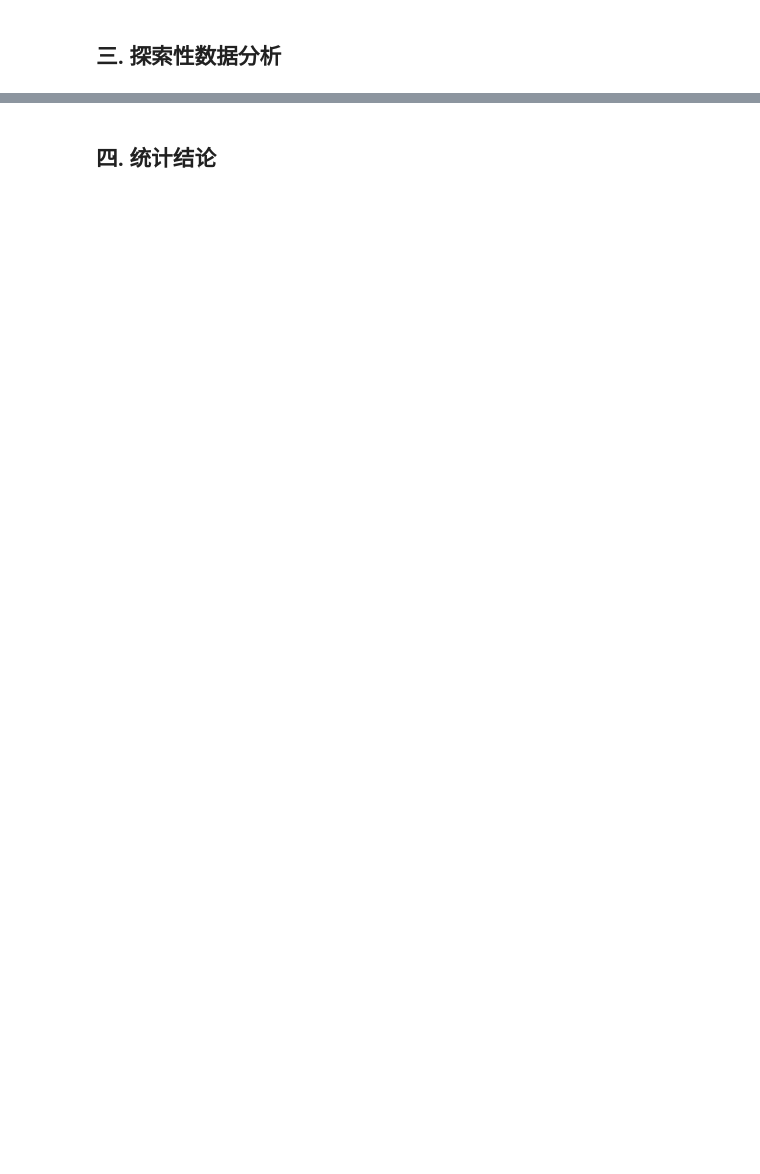
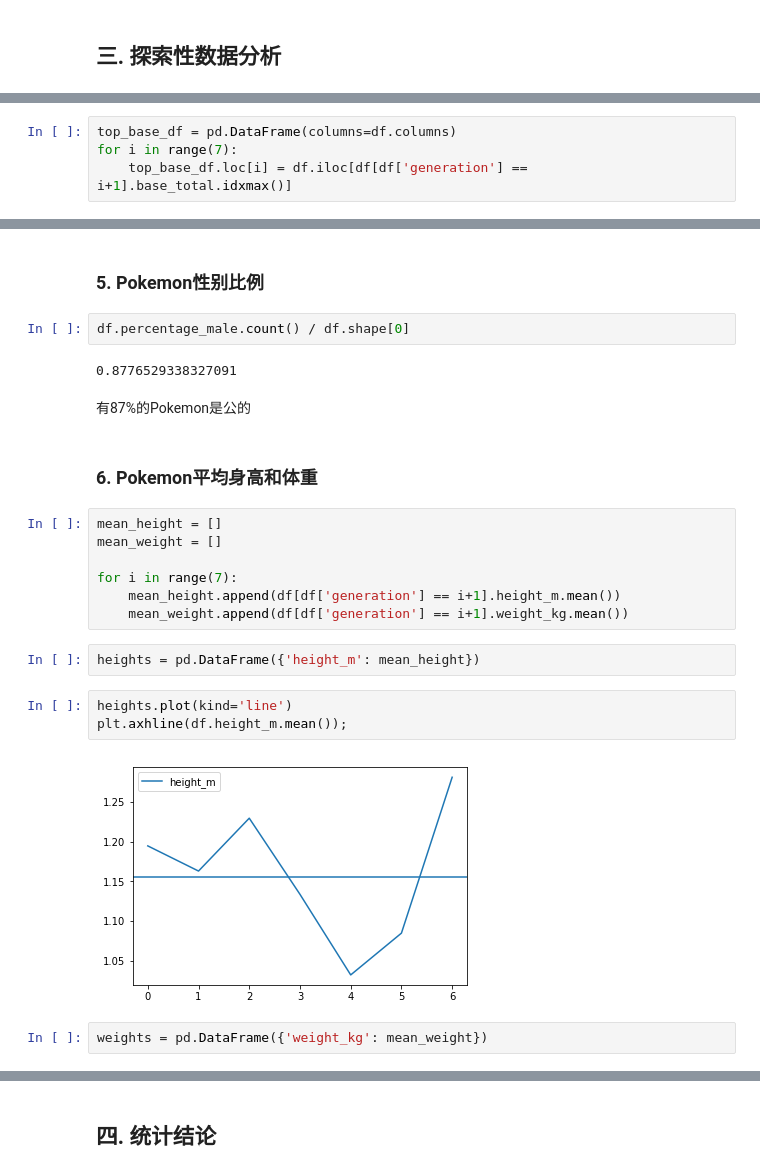
Before and after one commit to ezra1218/pokemon-stats, a Jupyter notebook: pokemon-analysis.ipynb, the cells around one changed output, grey strips where cells are left out. Cells and saved outputs as stored; diff of their text form; blank space fills up the shorter version.

```diff
--- a/pokemon-analysis.ipynb
+++ b/pokemon-analysis.ipynb
@@ -128,0 +192,4 @@ memory usage: 250.4+ KB
+# %%
+top_base_df = pd.DataFrame(columns=df.columns)
+for i in range(7):
+    top_base_df.loc[i] = df.iloc[df[df['generation'] == i+1].base_total.idxmax()]
@@ -128,0 +207,26 @@ memory usage: 250.4+ KB
+# %% [markdown]
+### 5. Pokemon性别比例
+# %%
+df.percentage_male.count() / df.shape[0]
+# %% [output]
+0.8776529338327091
+# %% [markdown]
+有87%的Pokemon是公的
+# %% [markdown]
+### 6. Pokemon平均身高和体重
+# %%
+mean_height = []
+mean_weight = []
+
+for i in range(7):
+    mean_height.append(df[df['generation'] == i+1].height_m.mean())
+    mean_weight.append(df[df['generation'] == i+1].weight_kg.mean())
+# %%
+heights = pd.DataFrame({'height_m': mean_height})
+# %%
+heights.plot(kind='line')
+plt.axhline(df.height_m.mean());
+# %% [output]
+[figure, added]
+# %%
+weights = pd.DataFrame({'weight_kg': mean_weight})
```
Also changed, not shown: parts of 23 cells of this notebook.
